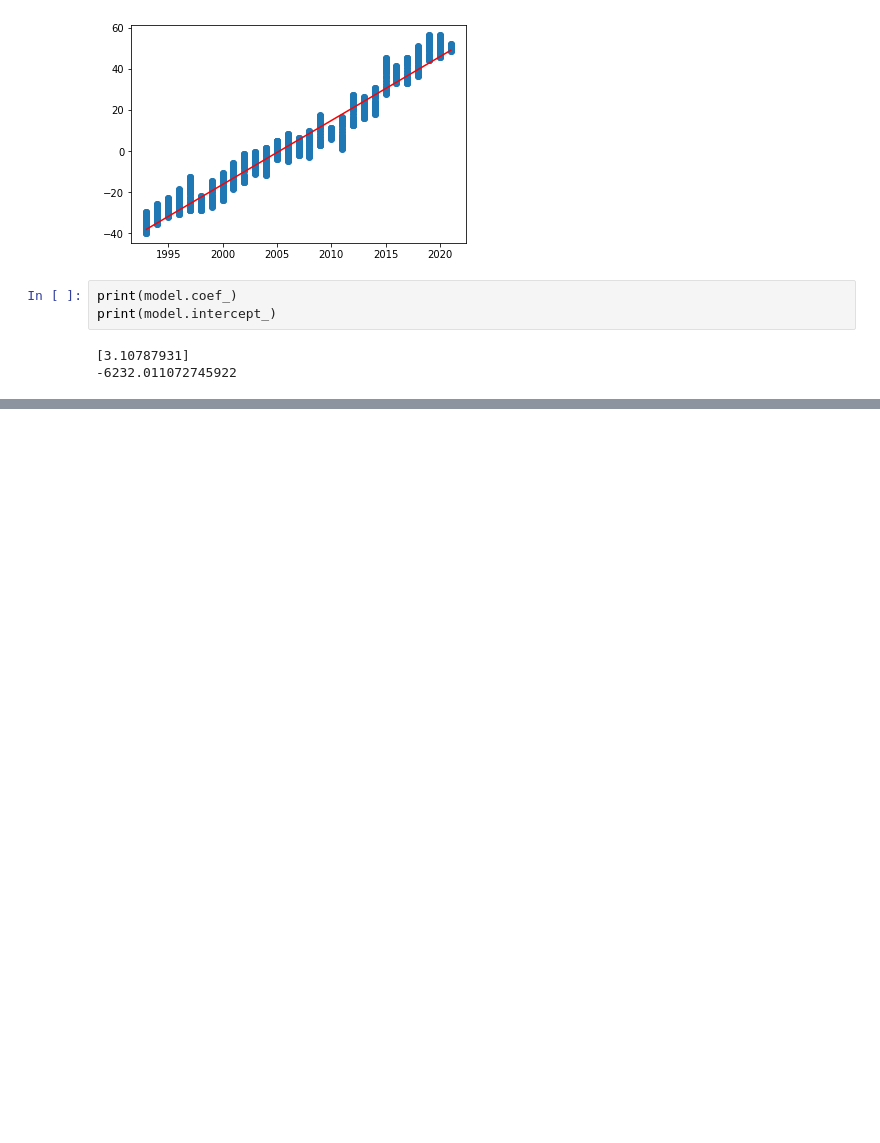
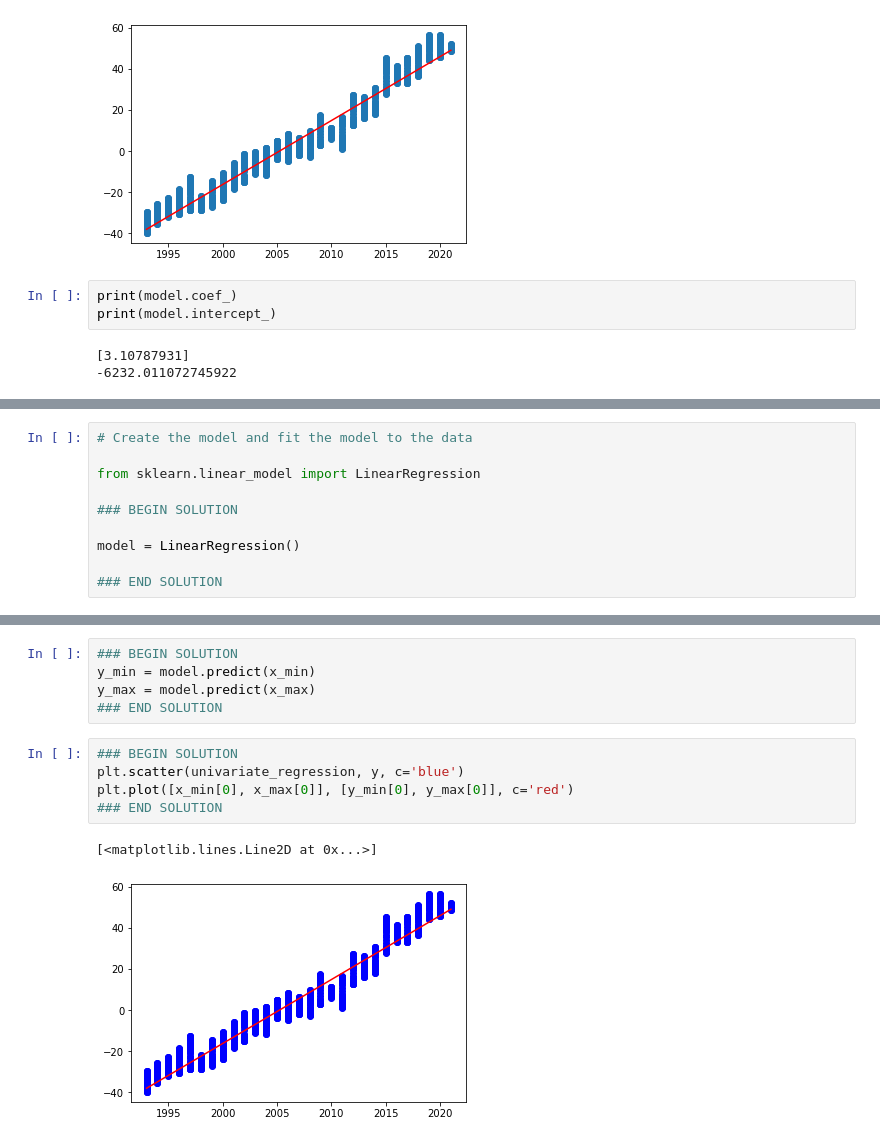
Before and after one commit to andrewhoeppner/final_project, a Jupyter notebook: linear regression.ipynb, the cells around one changed output, grey strips where cells are left out. Cells and saved outputs as stored; diff of their text form; blank space fills up the shorter version.

```diff
--- a/linear regression.ipynb
+++ b/linear regression.ipynb
@@ -61,0 +74,10 @@ print(model.intercept_)
+# %%
+# Create the model and fit the model to the data
+
+from sklearn.linear_model import LinearRegression
+
+### BEGIN SOLUTION
+
+model = LinearRegression()
+
+### END SOLUTION
@@ -61,0 +106,13 @@ print(model.intercept_)
+# %%
+### BEGIN SOLUTION
+y_min = model.predict(x_min)
+y_max = model.predict(x_max)
+### END SOLUTION
+# %%
+### BEGIN SOLUTION
+plt.scatter(univariate_regression, y, c='blue')
+plt.plot([x_min[0], x_max[0]], [y_min[0], y_max[0]], c='red')
+### END SOLUTION
+# %% [output]
+[<matplotlib.lines.Line2D at 0x...>]
+[figure, added]
```
Also changed, not shown: parts of 10 cells of this notebook.
